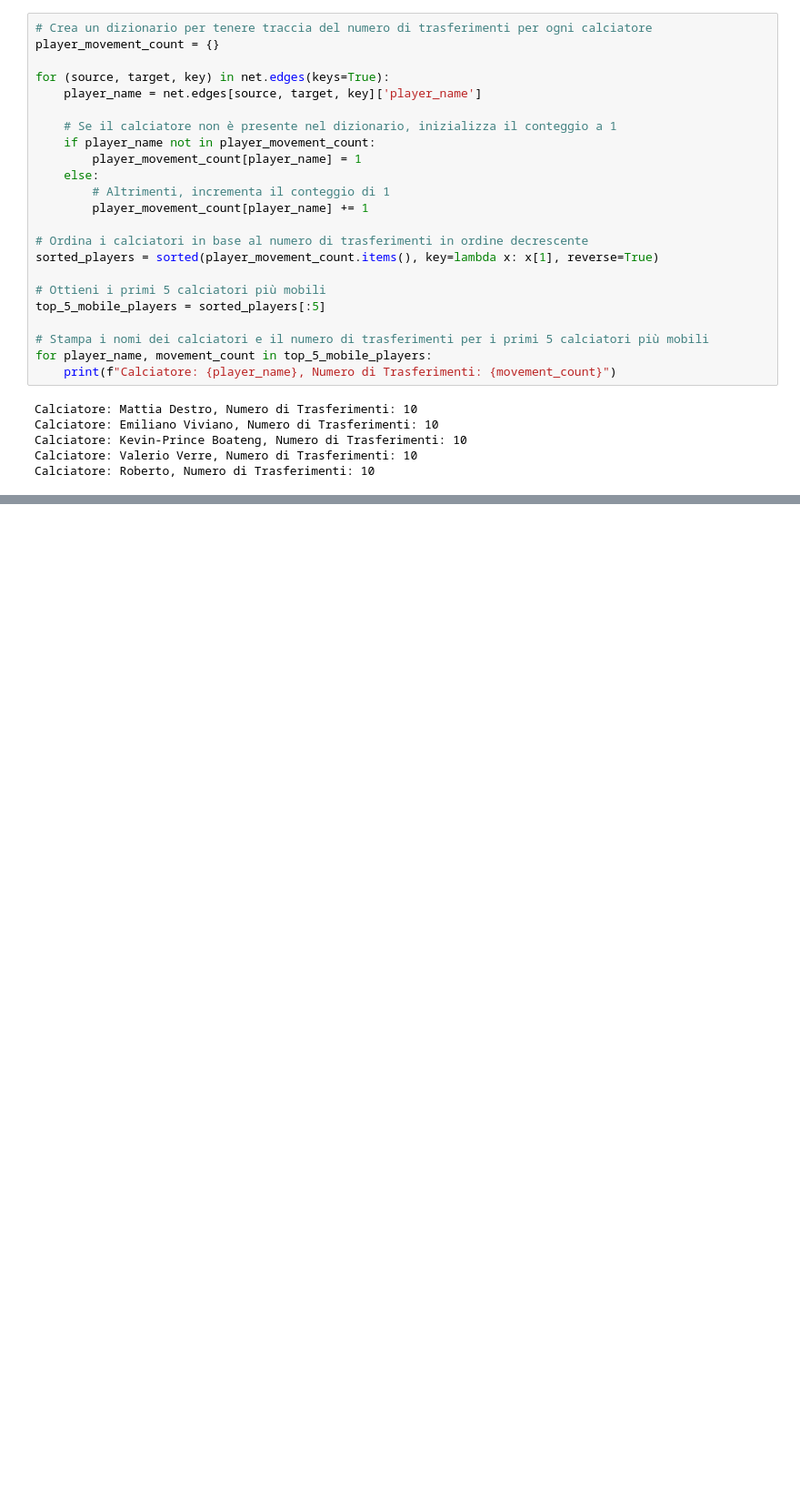
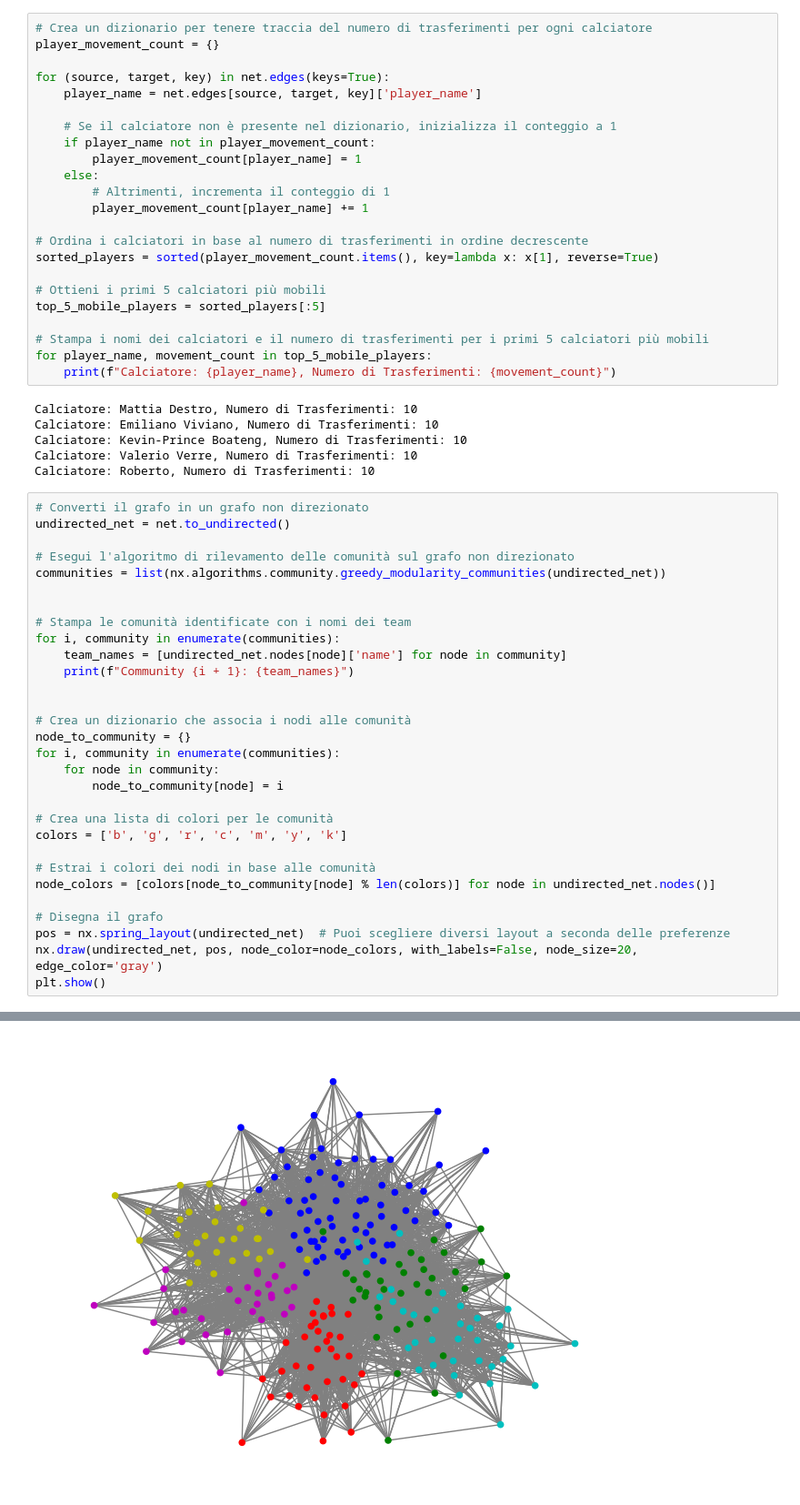
Before and after one commit to AleTouch98/SNA_Project, a Jupyter notebook: lettura_dataset.ipynb, the cells around one changed output, grey strips where cells are left out. Shown at 91% size. Drawn from its saved outputs; the diff is of its cells as text; blank space fills up the shorter version.

Commit message:
aggiunte community

```diff
--- a/lettura_dataset.ipynb
+++ b/lettura_dataset.ipynb
@@ -325,3 +325,34 @@ Calciatore: Emiliano Viviano, Numero di Trasferimenti: 10
 Calciatore: Kevin-Prince Boateng, Numero di Trasferimenti: 10
 Calciatore: Valerio Verre, Numero di Trasferimenti: 10
 Calciatore: Roberto, Numero di Trasferimenti: 10
+# %%
+# Converti il grafo in un grafo non direzionato
+undirected_net = net.to_undirected()
+
+# Esegui l'algoritmo di rilevamento delle comunità sul grafo non direzionato
+communities = list(nx.algorithms.community.greedy_modularity_communities(undirected_net))
+
+
+# Stampa le comunità identificate con i nomi dei team
+for i, community in enumerate(communities):
+    team_names = [undirected_net.nodes[node]['name'] for node in community]
+    print(f"Community {i + 1}: {team_names}")
+
+
+# Crea un dizionario che associa i nodi alle comunità
+node_to_community = {}
+for i, community in enumerate(communities):
+    for node in community:
+        node_to_community[node] = i
+
+# Crea una lista di colori per le comunità
+colors = ['b', 'g', 'r', 'c', 'm', 'y', 'k']
+
+# Estrai i colori dei nodi in base alle comunità
+node_colors = [colors[node_to_community[node] % len(colors)] for node in undirected_net.nodes()]
+
+# Disegna il grafo
+pos = nx.spring_layout(undirected_net)  # Puoi scegliere diversi layout a seconda delle preferenze
+nx.draw(undirected_net, pos, node_color=node_colors, with_labels=False, node_size=20, edge_color='gray')
+plt.show()
+# %% [output]
@@ -327,0 +365 @@ Calciatore: Roberto, Numero di Trasferimenti: 10
+[figure, added]
```
Also changed, not shown: parts of 5 cells of this notebook.
